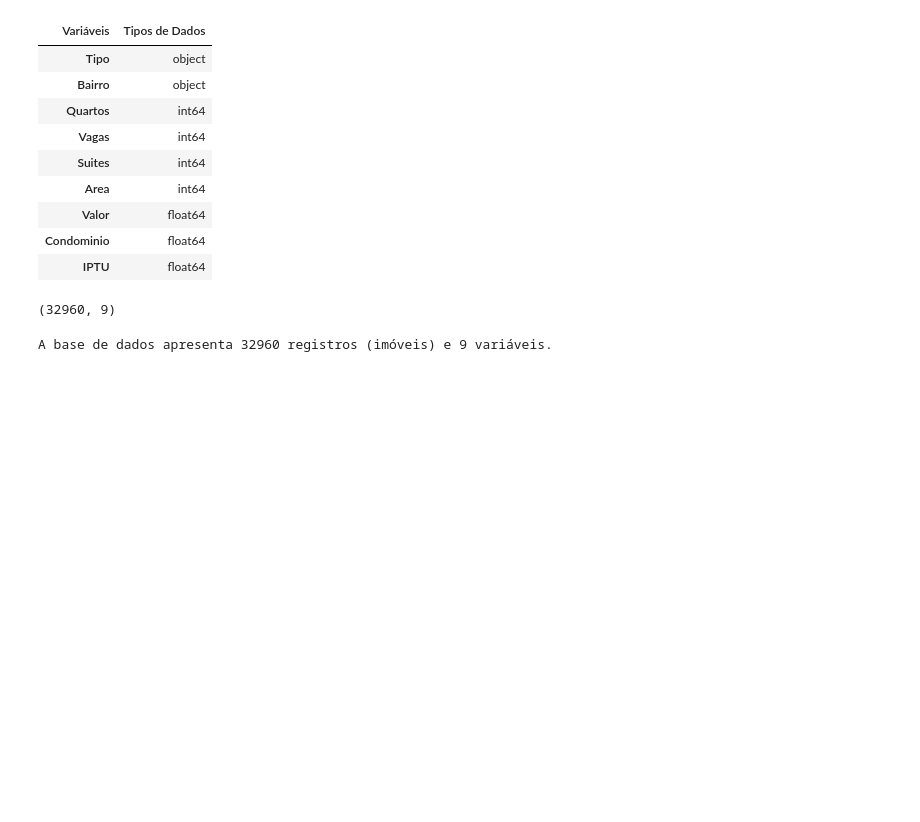
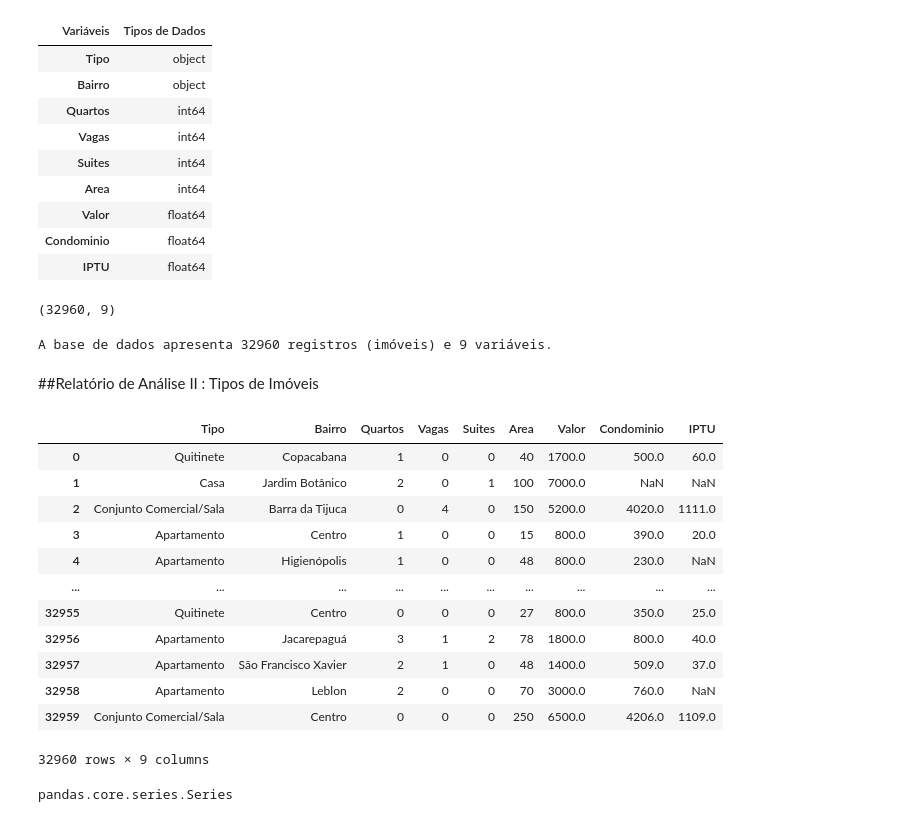
Before and after one commit to King-Bowie/pandas-testando-e-analisando, a Jupyter notebook: Pandas_testando_e_analisando.ipynb, the cells around one changed output. Cells and saved outputs as stored; diff of their text form; code cells hidden in the pictures; blank space fills up the shorter version.

```diff
--- a/Pandas_testando_e_analisando.ipynb
+++ b/Pandas_testando_e_analisando.ipynb
@@ -64,3 +64,23 @@ dados.shape
 print(f'A base de dados apresenta {dados.shape[0]} registros (imóveis) e {dados.shape[1]} variáveis.')
 # %% [output]
 A base de dados apresenta 32960 registros (imóveis) e 9 variáveis.
+# %% [markdown]
+##Relatório de Análise II : Tipos de Imóveis
+# %%
+import pandas as pd
+dados = pd.read_csv('https://raw.githubusercontent.com/King-Bowie/pandas-testando-e-analisando/main/dados/aluguel.csv', sep = ';')
+dados
+# %% [output]
+|  | Tipo | Bairro | Quartos | Vagas | Suites | Area | Valor | Condominio | IPTU |
+| 0 | Quitinete | Copacabana | 1 | 0 | 0 | 40 | 1700.0 | 500.0 | 60.0 |
+| 1 | Casa | Jardim Botânico | 2 | 0 | 1 | 100 | 7000.0 | NaN | NaN |
+| 2 | Conjunto Comercial/Sala | Barra da Tijuca | 0 | 4 | 0 | 150 | 5200.0 | 4020.0 | 1111.0 |
+| 3 | Apartamento | Centro | 1 | 0 | 0 | 15 | 800.0 | 390.0 | 20.0 |
+| 4 | Apartamento | Higienópolis | 1 | 0 | 0 | 48 | 800.0 | 230.0 | NaN |
+| ... | ... | ... | ... | ... | ... | ... | ... | ... | ... |
+| 32955 | Quitinete | Centro | 0 | 0 | 0 | 27 | 800.0 | 350.0 | 25.0 |
+| 32956 | Apartamento | Jacarepaguá | 3 | 1 | 2 | 78 | 1800.0 | 800.0 | 40.0 |
+| 32957 | Apartamento | São Francisco Xavier | 2 | 1 | 0 | 48 | 1400.0 | 509.0 | 37.0 |
+| 32958 | Apartamento | Leblon | 2 | 0 | 0 | 70 | 3000.0 | 760.0 | NaN |
+| 32959 | Conjunto Comercial/Sala | Centro | 0 | 0 | 0 | 250 | 6500.0 | 4206.0 | 1109.0 |
+32960 rows × 9 columns
@@ -66,0 +89,4 @@ A base de dados apresenta 32960 registros (imóveis) e 9 variáveis.
+# %%
+type(tipo_de_imovel)
+# %% [output]
+pandas.core.series.Series
```
Also changed, not shown: parts of 12 cells of this notebook.
